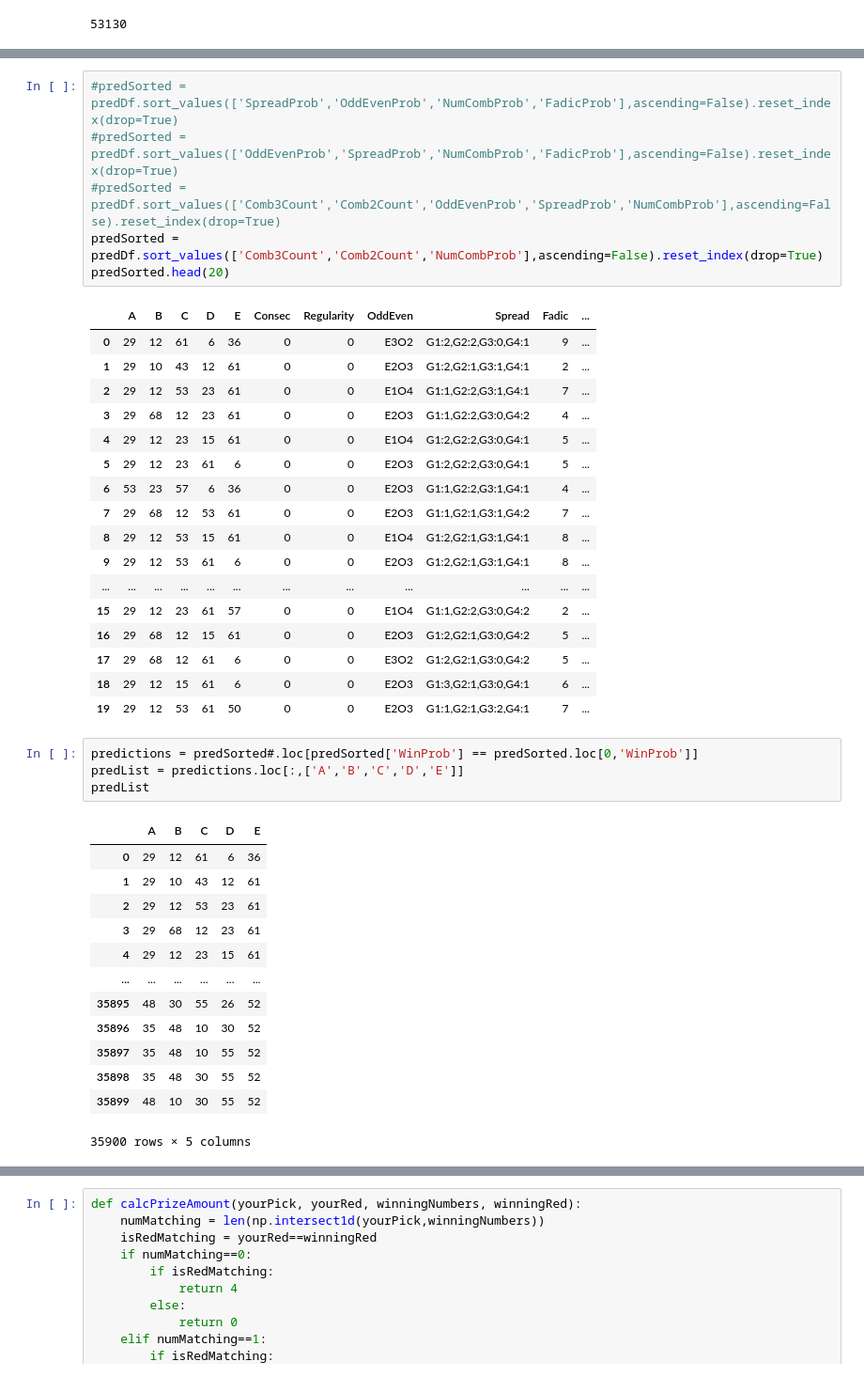
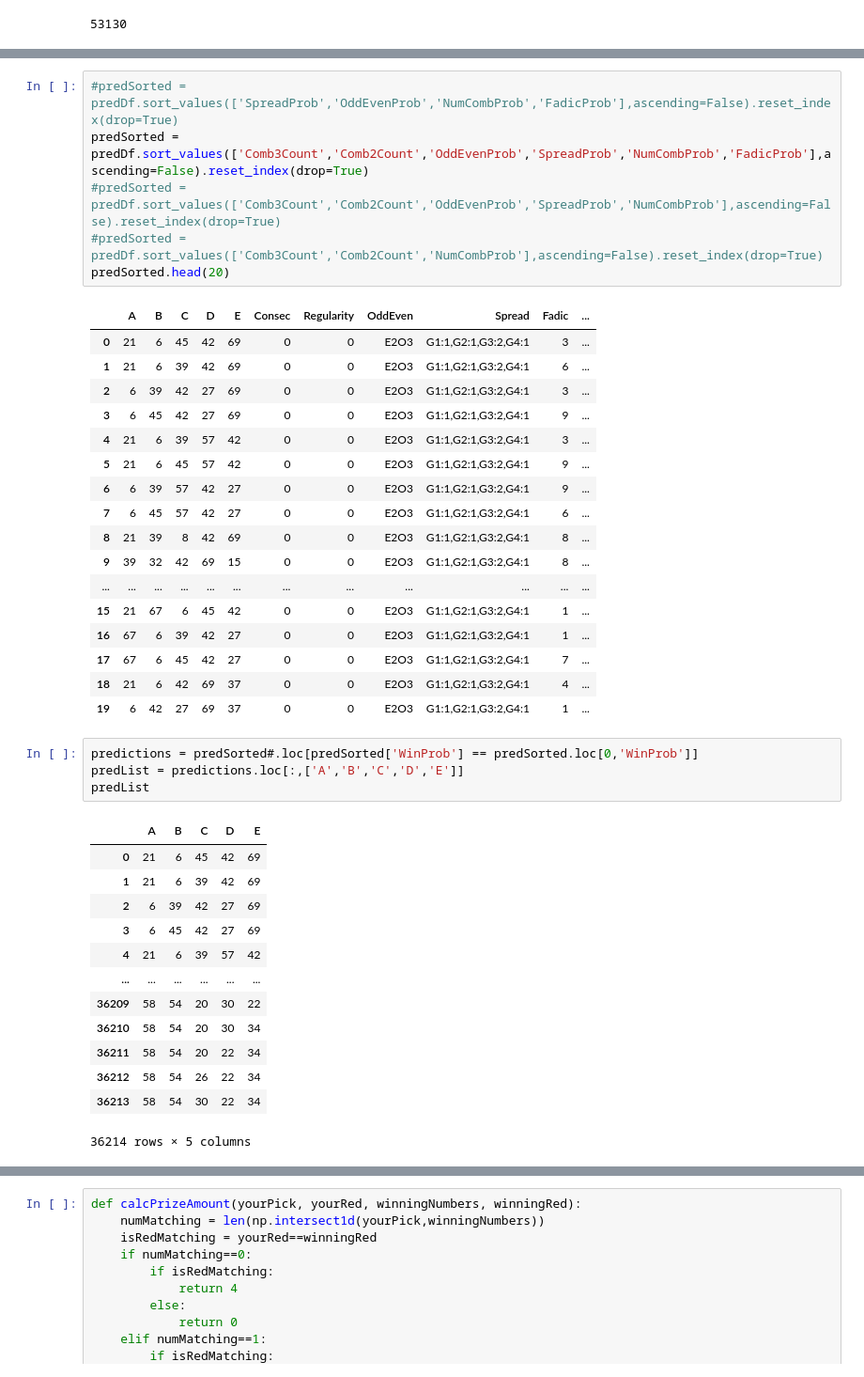
Before and after one commit to srijitcnair/lotto, a Jupyter notebook: PB.ipynb, the cells around one changed output, grey strips where cells are left out. Shown at 94% size. Drawn from its saved outputs; the diff is of its cells as text.

```diff
--- a/PB.ipynb
+++ b/PB.ipynb
@@ -622,45 +610,45 @@ predDf.head()
 # %%
 #predSorted = predDf.sort_values(['SpreadProb','OddEvenProb','NumCombProb','FadicProb'],ascending=False).reset_index(drop=True)
-#predSorted = predDf.sort_values(['OddEvenProb','SpreadProb','NumCombProb','FadicProb'],ascending=False).reset_index(drop=True)
+predSorted = predDf.sort_values(['Comb3Count','Comb2Count','OddEvenProb','SpreadProb','NumCombProb','FadicProb'],ascending=False).reset_index(drop=True)
 #predSorted = predDf.sort_values(['Comb3Count','Comb2Count','OddEvenProb','SpreadProb','NumCombProb'],ascending=False).reset_index(drop=True)
-predSorted = predDf.sort_values(['Comb3Count','Comb2Count','NumCombProb'],ascending=False).reset_index(drop=True)
+#predSorted = predDf.sort_values(['Comb3Count','Comb2Count','NumCombProb'],ascending=False).reset_index(drop=True)
 predSorted.head(20)
 # %% [output]
 |  | A | B | C | D | E | Consec | Regularity | OddEven | Spread | Fadic | ... |
-| 0 | 29 | 12 | 61 | 6 | 36 | 0 | 0 | E3O2 | G1:2,G2:2,G3:0,G4:1 | 9 | ... |
-| 1 | 29 | 10 | 43 | 12 | 61 | 0 | 0 | E2O3 | G1:2,G2:1,G3:1,G4:1 | 2 | ... |
-| 2 | 29 | 12 | 53 | 23 | 61 | 0 | 0 | E1O4 | G1:1,G2:2,G3:1,G4:1 | 7 | ... |
-| 3 | 29 | 68 | 12 | 23 | 61 | 0 | 0 | E2O3 | G1:1,G2:2,G3:0,G4:2 | 4 | ... |
-| 4 | 29 | 12 | 23 | 15 | 61 | 0 | 0 | E1O4 | G1:2,G2:2,G3:0,G4:1 | 5 | ... |
-| 5 | 29 | 12 | 23 | 61 | 6 | 0 | 0 | E2O3 | G1:2,G2:2,G3:0,G4:1 | 5 | ... |
-| 6 | 53 | 23 | 57 | 6 | 36 | 0 | 0 | E2O3 | G1:1,G2:2,G3:1,G4:1 | 4 | ... |
-| 7 | 29 | 68 | 12 | 53 | 61 | 0 | 0 | E2O3 | G1:1,G2:1,G3:1,G4:2 | 7 | ... |
-| 8 | 29 | 12 | 53 | 15 | 61 | 0 | 0 | E1O4 | G1:2,G2:1,G3:1,G4:1 | 8 | ... |
-| 9 | 29 | 12 | 53 | 61 | 6 | 0 | 0 | E2O3 | G1:2,G2:1,G3:1,G4:1 | 8 | ... |
+| 0 | 21 | 6 | 45 | 42 | 69 | 0 | 0 | E2O3 | G1:1,G2:1,G3:2,G4:1 | 3 | ... |
+| 1 | 21 | 6 | 39 | 42 | 69 | 0 | 0 | E2O3 | G1:1,G2:1,G3:2,G4:1 | 6 | ... |
+| 2 | 6 | 39 | 42 | 27 | 69 | 0 | 0 | E2O3 | G1:1,G2:1,G3:2,G4:1 | 3 | ... |
+| 3 | 6 | 45 | 42 | 27 | 69 | 0 | 0 | E2O3 | G1:1,G2:1,G3:2,G4:1 | 9 | ... |
+| 4 | 21 | 6 | 39 | 57 | 42 | 0 | 0 | E2O3 | G1:1,G2:1,G3:2,G4:1 | 3 | ... |
+| 5 | 21 | 6 | 45 | 57 | 42 | 0 | 0 | E2O3 | G1:1,G2:1,G3:2,G4:1 | 9 | ... |
+| 6 | 6 | 39 | 57 | 42 | 27 | 0 | 0 | E2O3 | G1:1,G2:1,G3:2,G4:1 | 9 | ... |
+| 7 | 6 | 45 | 57 | 42 | 27 | 0 | 0 | E2O3 | G1:1,G2:1,G3:2,G4:1 | 6 | ... |
+| 8 | 21 | 39 | 8 | 42 | 69 | 0 | 0 | E2O3 | G1:1,G2:1,G3:2,G4:1 | 8 | ... |
+| 9 | 39 | 32 | 42 | 69 | 15 | 0 | 0 | E2O3 | G1:1,G2:1,G3:2,G4:1 | 8 | ... |
 | ... | ... | ... | ... | ... | ... | ... | ... | ... | ... | ... | ... |
-| 15 | 29 | 12 | 23 | 61 | 57 | 0 | 0 | E1O4 | G1:1,G2:2,G3:0,G4:2 | 2 | ... |
-| 16 | 29 | 68 | 12 | 15 | 61 | 0 | 0 | E2O3 | G1:2,G2:1,G3:0,G4:2 | 5 | ... |
-| 17 | 29 | 68 | 12 | 61 | 6 | 0 | 0 | E3O2 | G1:2,G2:1,G3:0,G4:2 | 5 | ... |
-| 18 | 29 | 12 | 15 | 61 | 6 | 0 | 0 | E2O3 | G1:3,G2:1,G3:0,G4:1 | 6 | ... |
-| 19 | 29 | 12 | 53 | 61 | 50 | 0 | 0 | E2O3 | G1:1,G2:1,G3:2,G4:1 | 7 | ... |
+| 15 | 21 | 67 | 6 | 45 | 42 | 0 | 0 | E2O3 | G1:1,G2:1,G3:2,G4:1 | 1 | ... |
+| 16 | 67 | 6 | 39 | 42 | 27 | 0 | 0 | E2O3 | G1:1,G2:1,G3:2,G4:1 | 1 | ... |
+| 17 | 67 | 6 | 45 | 42 | 27 | 0 | 0 | E2O3 | G1:1,G2:1,G3:2,G4:1 | 7 | ... |
+| 18 | 21 | 6 | 42 | 69 | 37 | 0 | 0 | E2O3 | G1:1,G2:1,G3:2,G4:1 | 4 | ... |
+| 19 | 6 | 42 | 27 | 69 | 37 | 0 | 0 | E2O3 | G1:1,G2:1,G3:2,G4:1 | 1 | ... |
 # %%
 predictions = predSorted#.loc[predSorted['WinProb'] == predSorted.loc[0,'WinProb']]
 predList = predictions.loc[:,['A','B','C','D','E']]
 predList
 # %% [output]
 |  | A | B | C | D | E |
-| 0 | 29 | 12 | 61 | 6 | 36 |
-| 1 | 29 | 10 | 43 | 12 | 61 |
-| 2 | 29 | 12 | 53 | 23 | 61 |
-| 3 | 29 | 68 | 12 | 23 | 61 |
-| 4 | 29 | 12 | 23 | 15 | 61 |
+| 0 | 21 | 6 | 45 | 42 | 69 |
+| 1 | 21 | 6 | 39 | 42 | 69 |
+| 2 | 6 | 39 | 42 | 27 | 69 |
+| 3 | 6 | 45 | 42 | 27 | 69 |
+| 4 | 21 | 6 | 39 | 57 | 42 |
 | ... | ... | ... | ... | ... | ... |
-| 35895 | 48 | 30 | 55 | 26 | 52 |
-| 35896 | 35 | 48 | 10 | 30 | 52 |
-| 35897 | 35 | 48 | 10 | 55 | 52 |
-| 35898 | 35 | 48 | 30 | 55 | 52 |
-| 35899 | 48 | 10 | 30 | 55 | 52 |
+| 36209 | 58 | 54 | 20 | 30 | 22 |
+| 36210 | 58 | 54 | 20 | 30 | 34 |
+| 36211 | 58 | 54 | 20 | 22 | 34 |
+| 36212 | 58 | 54 | 26 | 22 | 34 |
+| 36213 | 58 | 54 | 30 | 22 | 34 |
-35900 rows × 5 columns
+36214 rows × 5 columns
 # %%
 predList.shape
 # %% [output]
```
Also changed, not shown: parts of 32 cells of this notebook, 2 other files.
